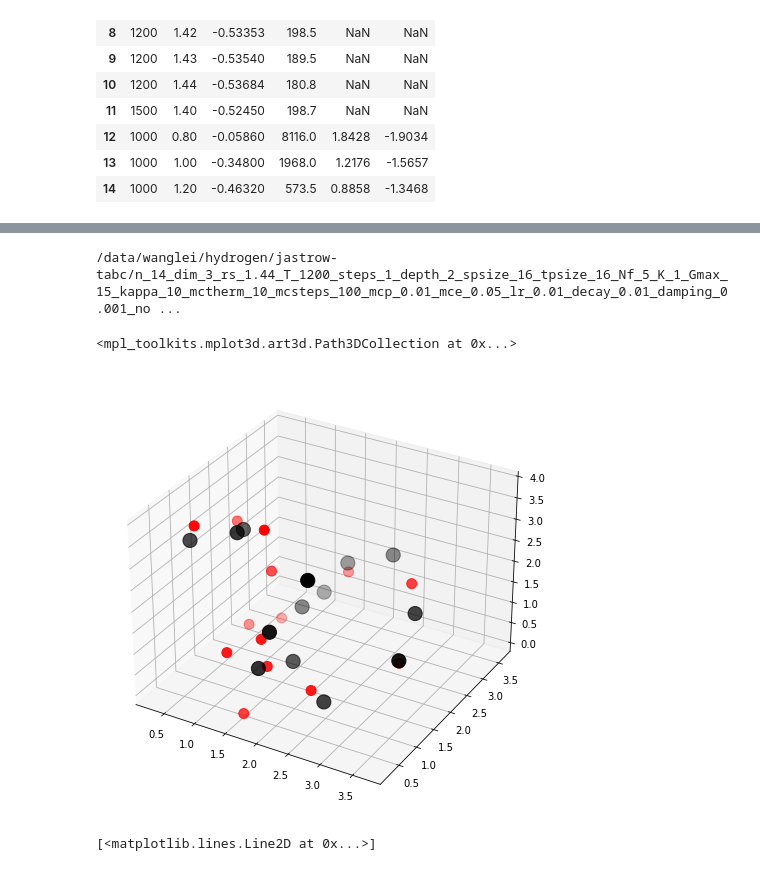
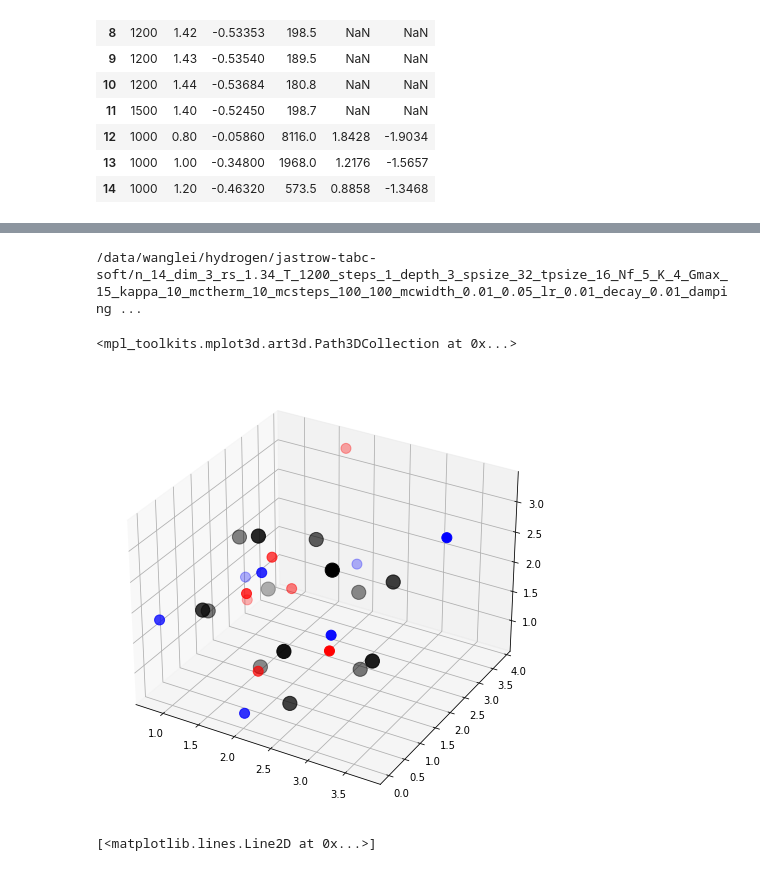
Before and after one commit to fermiflow/hydrogen, a Jupyter notebook: analysis/analysis.ipynb, the cells around one changed output, grey strips where cells are left out. Cells and saved outputs as stored; diff of their text form; code cells hidden in the pictures.

```diff
--- a/analysis/analysis.ipynb
+++ b/analysis/analysis.ipynb
@@ -29,8 +29,8 @@ ref_df
 | 13 | 1000 | 1.00 | -0.34800 | 1968.0 | 1.2176 | -1.5657 |
 | 14 | 1000 | 1.20 | -0.46320 | 573.5 | 0.8858 | -1.3468 |
 # %%
-T, rs = 1200, 1.44
-nicknames = ['jastrow-tabc'] #, #, 'atom-positive-alpha', ] #'atom-exp-alpha'] #, #, 'atom-equivariant'] # 'atom']
+T, rs = 1200, 1.
+nicknames = ['jastrow-tabc-soft'] #, #, 'atom-positive-alpha', ] #'atom-exp-alpha'] #, #, 'atom-equivariant'] # 'atom']
 files = []
 for nickname in nicknames:
     files += glob("/data/wanglei/hydrogen/"+nickname+"/n_14*_dim_3_rs_%g*_T_%g_*depth_*spsize_*tpsize_*/data.txt"%(rs, T))
@@ -163,30 +170,30 @@ Text(0, 0.5, 'g(r)')
 # %%
 f = files[0]
-
 n, dim, rs, T, s, d, h1, h2, b, a, lr, decay, eta, maxnorm, Nf, clip, K = parse_filename(f)
 
 ckpt_file, _ = find_ckpt_filename(os.path.dirname(f))
 
 print (ckpt_file)
 data = load_data(ckpt_file)
 
 s, x = data['s'], data['x']
 n, dim = x.shape[-2], x.shape[-1]
 s = s.reshape(-1, n, dim)
 x = x.reshape(-1, n, dim)
 
 
 fig = plt.figure(figsize=(16, 8))
 ax = fig.add_subplot(projection='3d')
 
-b = 10
+b = 1
 
 ax.scatter(s[b, :, 0], s[b, :, 1], s[b, :, 2], marker='o', color='k', s=200)
-ax.scatter(x[b, :, 0], x[b, :, 1], x[b, :, 2], marker='o', color='r', s=100)
+ax.scatter(x[b, :n//2, 0], x[b, :n//2, 1], x[b, :n//2, 2], marker='o', color='r', s=100)
+ax.scatter(x[b, n//2:, 0], x[b, n//2:, 1], x[b, n//2:, 2], marker='o', color='b', s=100)
 # %% [output]
-/data/wanglei/hydrogen/jastrow-tabc/n_14_dim_3_rs_1.44_T_1200_steps_1_depth_2_spsize_16_tpsize_16_Nf_5_K_1_Gmax_15_kappa_10_mctherm_10_mcsteps_100_mcp_0.01_mce_0.05_lr_0.01_decay_0.01_damping_0.001_no ...
+/data/wanglei/hydrogen/jastrow-tabc-soft/n_14_dim_3_rs_1.34_T_1200_steps_1_depth_3_spsize_32_tpsize_16_Nf_5_K_4_Gmax_15_kappa_10_mctherm_10_mcsteps_100_100_mcwidth_0.01_0.05_lr_0.01_decay_0.01_damping ...
 <mpl_toolkits.mplot3d.art3d.Path3DCollection at 0x...>
-[figure, old version]
+[figure, new version]
 # %%
 def gc(r):
      return (np.tanh(-4*(r-1.5))+1)/2
```
Also changed, not shown: parts of 6 cells of this notebook, 2 other files.
